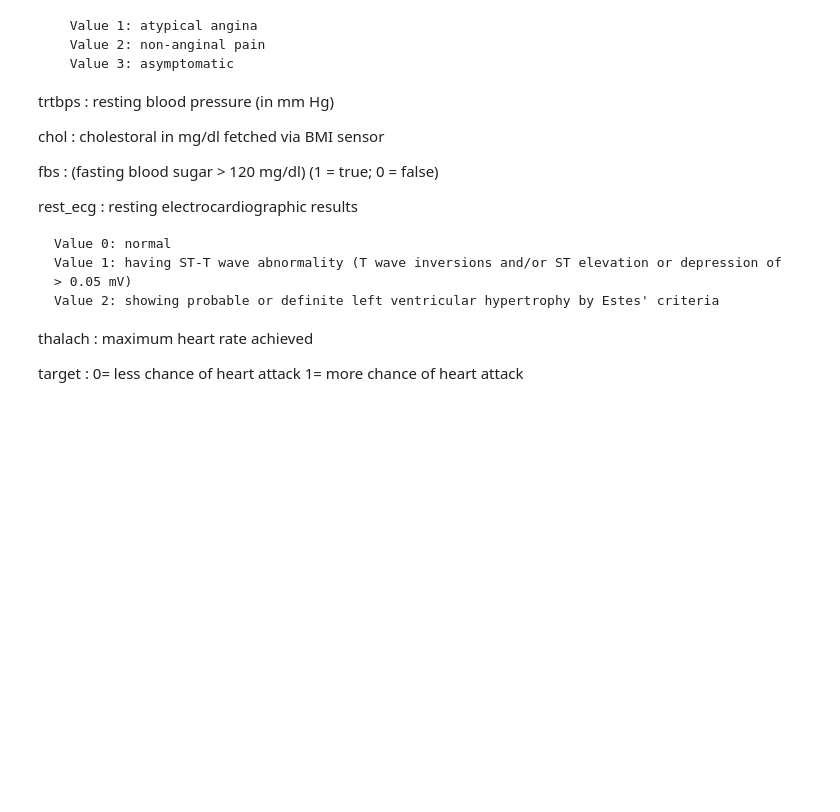
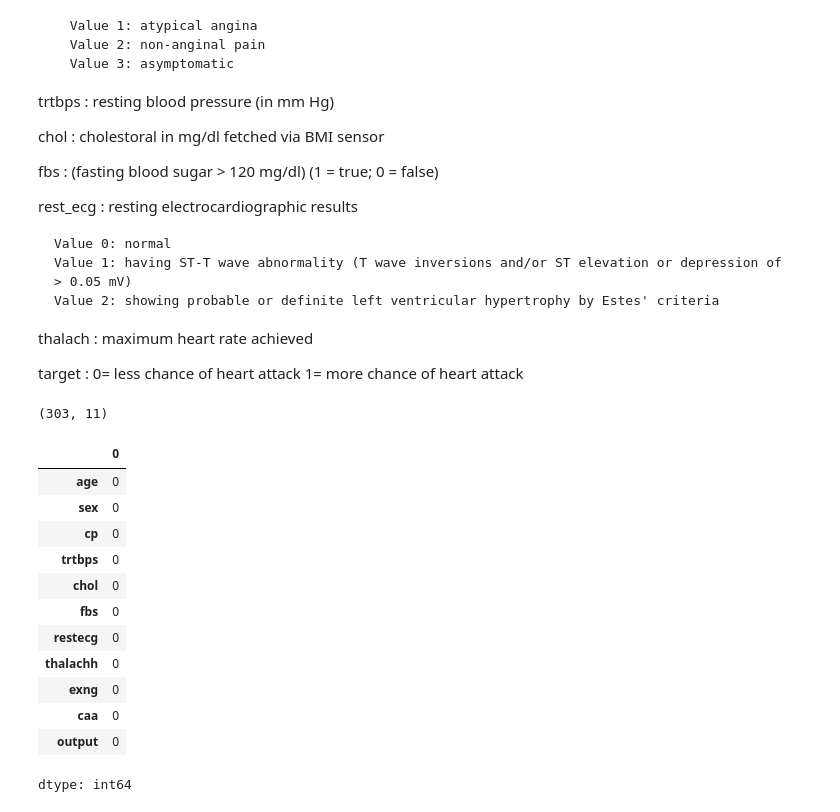
Before and after one commit to karishmasd/Heart-Attack-Risk-Predictor, a Jupyter notebook: heart.ipynb, the cells around one changed output. Cells and saved outputs as stored; diff of their text form; code cells hidden in the pictures; blank space fills up the shorter version.

```diff
--- a/heart.ipynb
+++ b/heart.ipynb
@@ -90,3 +90,23 @@ thalach : maximum heart rate achieved
 
 
 target : 0= less chance of heart attack 1= more chance of heart attack
+# %%
+df.shape
+# %% [output]
+(303, 11)
+# %%
+df.isnull().sum()
+# %% [output]
+|  | 0 |
+| age | 0 |
+| sex | 0 |
+| cp | 0 |
+| trtbps | 0 |
+| chol | 0 |
+| fbs | 0 |
+| restecg | 0 |
+| thalachh | 0 |
+| exng | 0 |
+| caa | 0 |
+| output | 0 |
+dtype: int64
```
Also changed, not shown: parts of 6 cells of this notebook.
